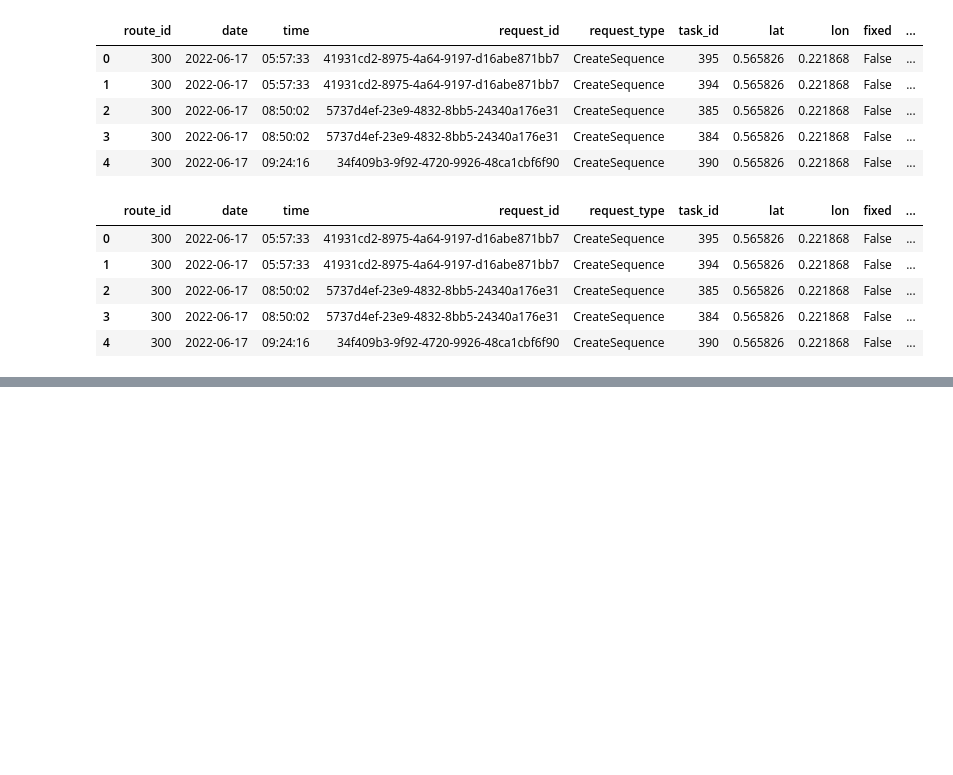
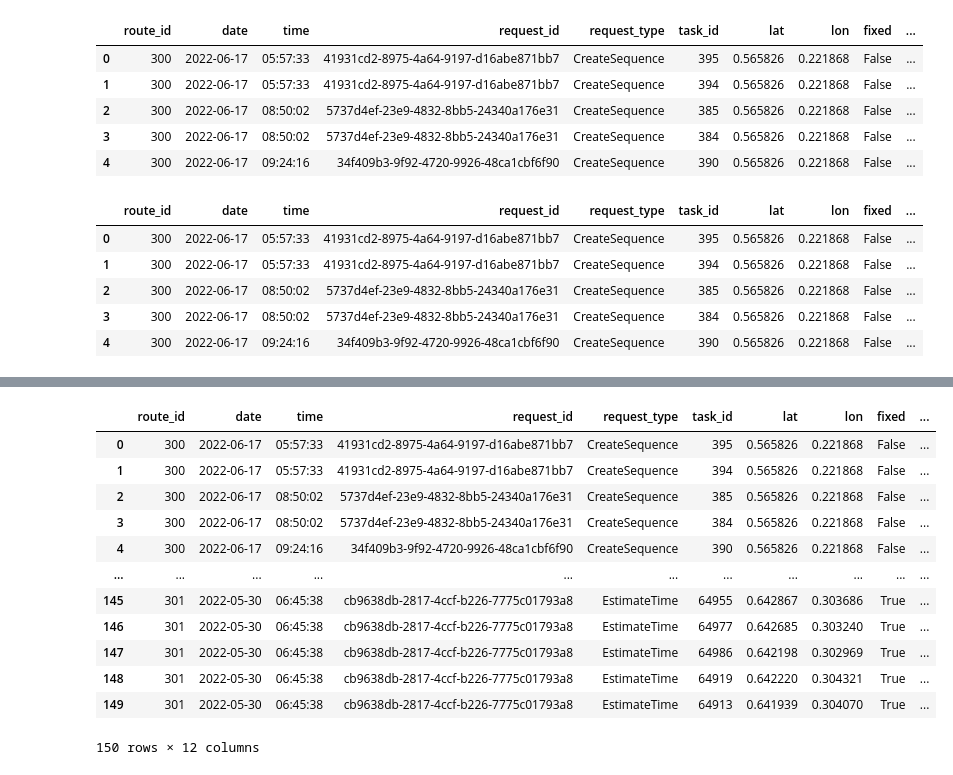
Before and after one commit to kristofopero-lgtm/learning-driver-preferences, a Jupyter notebook: notebooks/analysis._mmylle.ipynb, the cells around one changed output, grey strips where cells are left out. Saved outputs shown, nothing was run; the diff lists cells and outputs as text; code cells hidden in the pictures; blank space fills up the shorter version.

```diff
--- a/notebooks/analysis._mmylle.ipynb
+++ b/notebooks/analysis._mmylle.ipynb
@@ -33,0 +49,16 @@ newdf.head()
+# %%
+newdf2.head(150)
+# %% [output]
+|  | route_id | date | time | request_id | request_type | task_id | lat | lon | fixed | ... |
+| 0 | 300 | 2022-06-17 | 05:57:33 | 41931cd2-8975-4a64-9197-d16abe871bb7 | CreateSequence | 395 | 0.565826 | 0.221868 | False | ... |
+| 1 | 300 | 2022-06-17 | 05:57:33 | 41931cd2-8975-4a64-9197-d16abe871bb7 | CreateSequence | 394 | 0.565826 | 0.221868 | False | ... |
+| 2 | 300 | 2022-06-17 | 08:50:02 | 5737d4ef-23e9-4832-8bb5-24340a176e31 | CreateSequence | 385 | 0.565826 | 0.221868 | False | ... |
+| 3 | 300 | 2022-06-17 | 08:50:02 | 5737d4ef-23e9-4832-8bb5-24340a176e31 | CreateSequence | 384 | 0.565826 | 0.221868 | False | ... |
+| 4 | 300 | 2022-06-17 | 09:24:16 | 34f409b3-9f92-4720-9926-48ca1cbf6f90 | CreateSequence | 390 | 0.565826 | 0.221868 | False | ... |
+| ... | ... | ... | ... | ... | ... | ... | ... | ... | ... | ... |
+| 145 | 301 | 2022-05-30 | 06:45:38 | cb9638db-2817-4ccf-b226-7775c01793a8 | EstimateTime | 64955 | 0.642867 | 0.303686 | True | ... |
+| 146 | 301 | 2022-05-30 | 06:45:38 | cb9638db-2817-4ccf-b226-7775c01793a8 | EstimateTime | 64977 | 0.642685 | 0.303240 | True | ... |
+| 147 | 301 | 2022-05-30 | 06:45:38 | cb9638db-2817-4ccf-b226-7775c01793a8 | EstimateTime | 64986 | 0.642198 | 0.302969 | True | ... |
+| 148 | 301 | 2022-05-30 | 06:45:38 | cb9638db-2817-4ccf-b226-7775c01793a8 | EstimateTime | 64919 | 0.642220 | 0.304321 | True | ... |
+| 149 | 301 | 2022-05-30 | 06:45:38 | cb9638db-2817-4ccf-b226-7775c01793a8 | EstimateTime | 64913 | 0.641939 | 0.304070 | True | ... |
+150 rows × 12 columns
```
Also changed, not shown: parts of 13 cells of this notebook, 2 other files.
